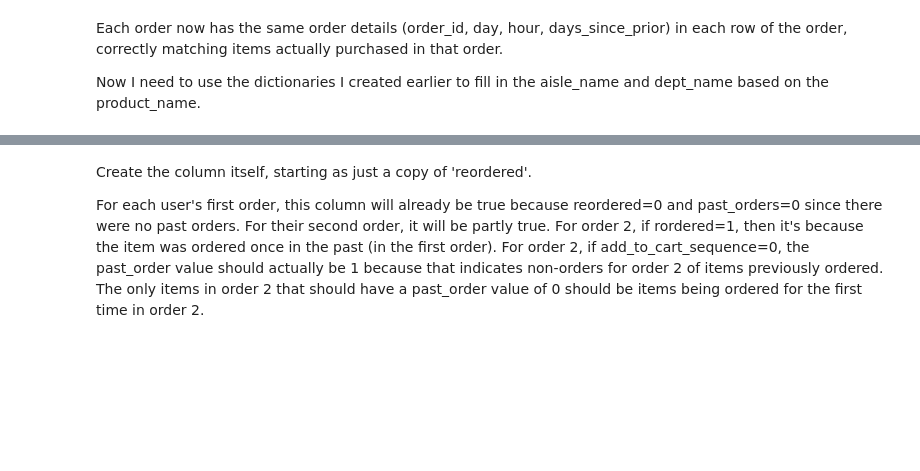
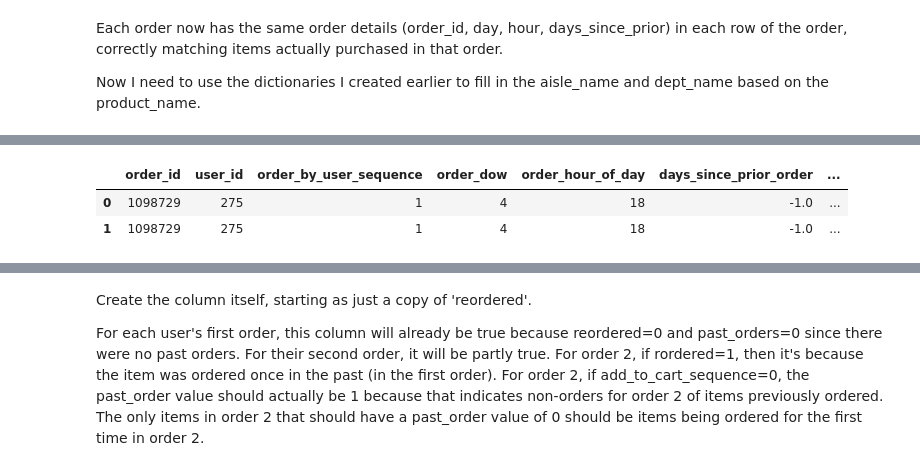
Before and after one commit to fractaldatalearning/Capstone2, a Jupyter notebook: notebooks/preprocessing1b_get_usable_df.ipynb, the cells around one changed output, grey strips where cells are left out. Saved outputs shown, nothing was run; the diff lists cells and outputs as text; code cells hidden in the pictures; blank space fills up the shorter version.

```diff
--- a/notebooks/preprocessing1b_get_usable_df.ipynb
+++ b/notebooks/preprocessing1b_get_usable_df.ipynb
@@ -146,0 +132,5 @@ df[(df['user_id']==10871) & df['order_by_user_sequence'].isin([
+# %%
+# Looking good. Just change to int where appropriate. Keep days_since_prior... as float
+df[['order_id', 'order_dow', 'order_hour_of_day']] = df[[
+    'order_id', 'order_dow', 'order_hour_of_day']].astype(int)
+df.info()
@@ -154,0 +223,9 @@ My intuition is that cross-row calculations don't count as leakage and negativel
+# %%
+# Use these dicts to fill in 'x' in aisle and department. Need to get product ids in first
+
+df['prod_id'] = np.nan
+df.head(2)
+# %% [output]
+|  | order_id | user_id | order_by_user_sequence | order_dow | order_hour_of_day | days_since_prior_order | ... |
+| 0 | 1098729 | 275 | 1 | 4 | 18 | -1.0 | ... |
+| 1 | 1098729 | 275 | 1 | 4 | 18 | -1.0 | ... |
```
Also changed, not shown: parts of 24 cells of this notebook, 4 other files.
